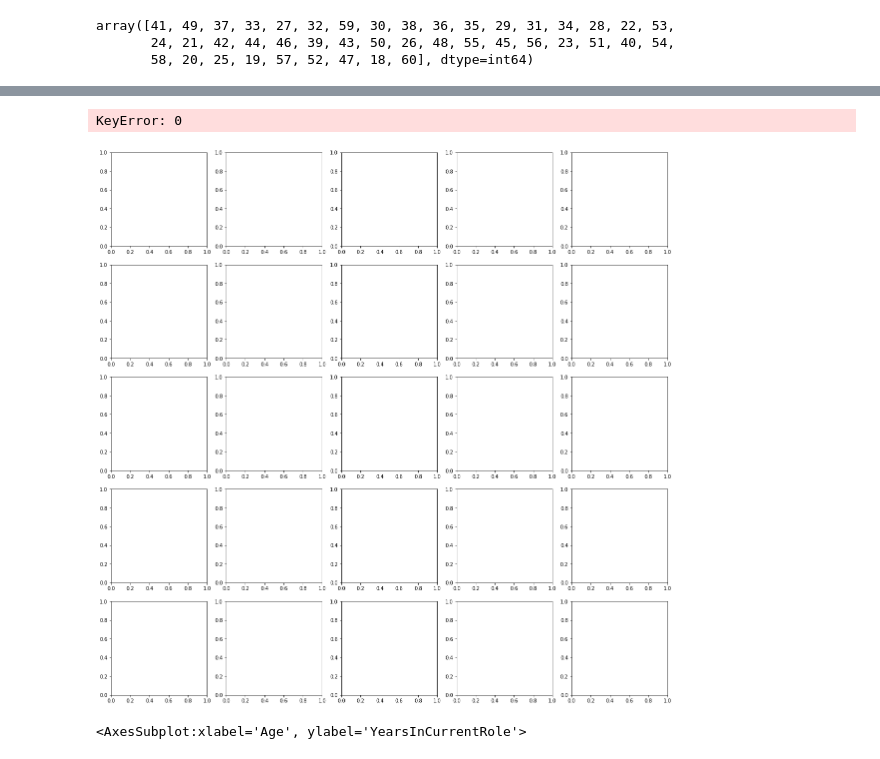
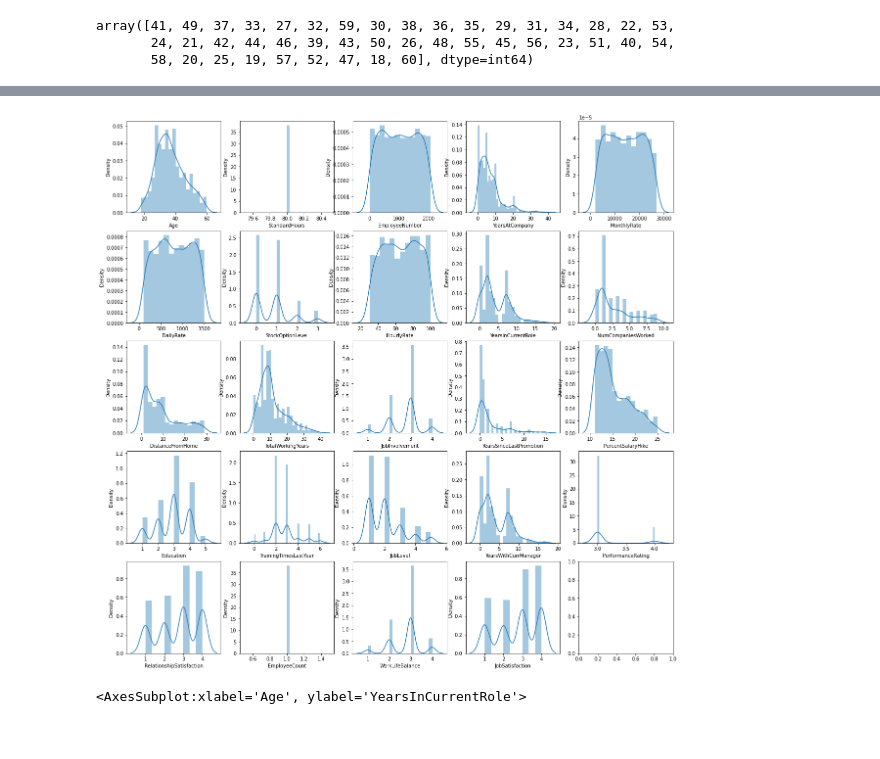
Before and after one commit to super-cinnamon/Projet_DM, a Jupyter notebook: projet.ipynb, the cells around one changed output, grey strips where cells are left out. Saved outputs shown, nothing was run; the diff lists cells and outputs as text; code cells hidden in the pictures.

Commit message:
plotting

```diff
--- a/projet.ipynb
+++ b/projet.ipynb
@@ -284,6 +284,7 @@ i = j = 0
 for column in data:
     print(column)
     axs[i][j].boxplot(data[column])
+    axs[i][j].title.set_text(column)
     i = (i+1)%5
     if i % 4 == 0:
         j = (j+1)%5
@@ -336,15 +324,14 @@ TypeError: 'Series' objects are mutable, thus they cannot be hashed
 # %%
 fig, axs = plt.subplots(5,5, figsize= (20,20))
 i = j = 0
-for column in df:
-    #sns.distplot(df[column],ax=axs[i][j], kde = True)
-    sns.histplot(data[i], bins = 10,kde=True)
+for column in data:
+    sns.distplot(data[column],ax=axs[i][j])
+    #sns.histplot(data[i],ax=axs[i][j])
     i = (i+1)%5
     if i % 4 == 0:
         j = (j+1)%5
 # %% [output]
-KeyError: 0
-[figure, old version]
+[figure, new version]
 # %%
 sns.scatterplot(data.Age, data.YearsInCurrentRole)
 # %% [output]
```
Also changed, not shown: parts of 2 cells of this notebook.
